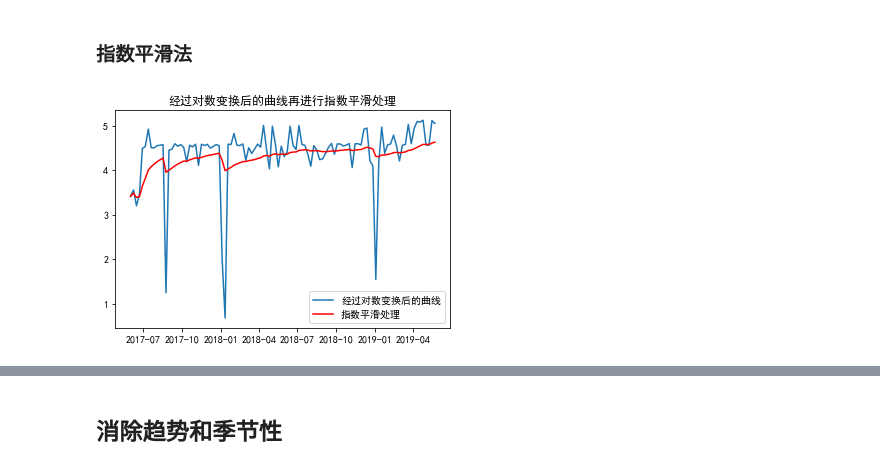
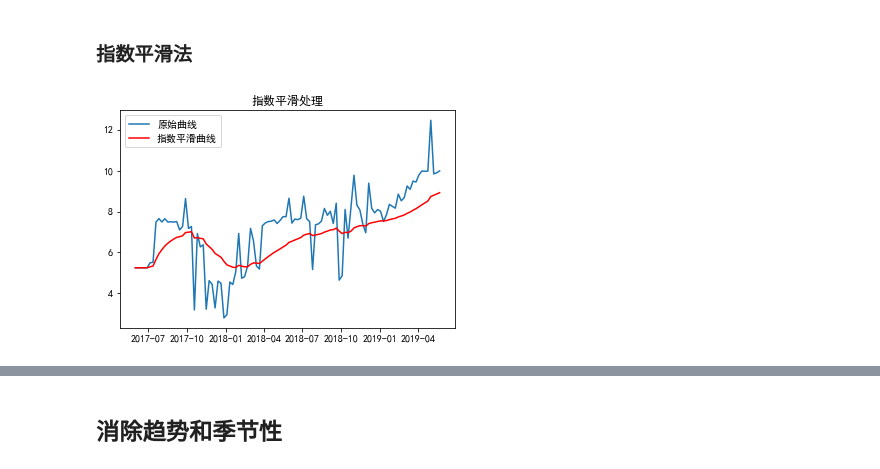
Before and after one commit to Perilla000leaves/Analytics_Vidhya, a Jupyter notebook: Articles/Time_Series_Analysis/Time_Series_Load.ipynb, the cells around one changed output, grey strips where cells are left out. Drawn from its saved outputs; the diff is of its cells as text; code cells hidden in the pictures.

```diff
--- a/Articles/Time_Series_Analysis/Time_Series_Load.ipynb
+++ b/Articles/Time_Series_Analysis/Time_Series_Load.ipynb
@@ -31,10 +38,10 @@ data.head()
 5 rows × 107 columns
 # %%
-#删除含有零值的行
+# 删除含有负值和零值的行
 datatemp=data.drop(columns=['tqlx','tqmc','bs'])
 droplist=[]
 for i in range(len(datatemp.index)):
-    if (datatemp.iloc[i].values==np.array(0)).any():
+    if (datatemp.iloc[i].values<=np.array(0)).any():
         droplist.append(datatemp.iloc[i].name)
 data=data.drop(labels=droplist)
 data.head()
@@ -70,7 +77,9 @@ data_time_series.head()
 # %%
 #转置
 data_time_series.set_index('bs')
-data_time_series=data_time_series.stack().unstack(level=-2)
+data_time_series=data_time_series.T
+#把标识行设为列名
 data_time_series.columns = data_time_series.iloc[0]
+data_time_series.drop(index='bs',inplace=True)
 data_time_series.head()
 # %% [output]
@@ -126,8 +135,10 @@ data_time_series.head()
 5 rows × 4609 columns
 # %%
-#check datatype of index
-data_time_series=data_time_series.fillna(method='pad',axis='columns')
+#处理空值
+data_time_series=data_time_series.fillna(method='backfill',axis='index')
 data_time_series_dropna=data_time_series.dropna(axis='columns')
+#去掉重复的台区（重复列）
+data_time_series_dropna=data_time_series_dropna.T.drop_duplicates().T
 data_time_series_dropna.index
 # %% [output]
 DatetimeIndex(['2017-06-01', '2017-06-08', '2017-06-15', '2017-06-22',
@@ -178,6 +207,6 @@ bs_year_max[(bs_year_max['2017']<bs_year_max['2018']) & (bs_year_max['2018']<bs_
 # %%
 #convert to time series:
-ts = data_time_series_dropna[3001399448]
-ts.head(10)
+ts = data_time_series_dropna[3002232277]
+ts.head()
 # %% [output]
 time_series
@@ -386,12 +314,12 @@ p值小于0.05，拒绝原假设，说明时间序列是平稳的
 # %% [markdown]
 ### 指数平滑法
 # %%
-expwighted_avg = ts_log.ewm(halflife=12).mean()
-plt.plot(ts_log,label='经过对数变换后的曲线')
-plt.plot(expwighted_avg, color='red',label='指数平滑处理')
-plt.title('经过对数变换后的曲线再进行指数平滑处理')
+expwighted_avg = ts.ewm(halflife=12).mean()
+plt.plot(ts,label='原始曲线')
+plt.plot(expwighted_avg, color='red',label='指数平滑曲线')
+plt.title('指数平滑处理')
 plt.legend(loc='best')
 plt.show()
-# expwighted_avg.plot(style='k--')
+#expwighted_avg.plot(style='k--')
 # %% [output]
-[figure, old version]
+[figure, new version]
```
Also changed, not shown: parts of 88 cells of this notebook, 1 other file.
